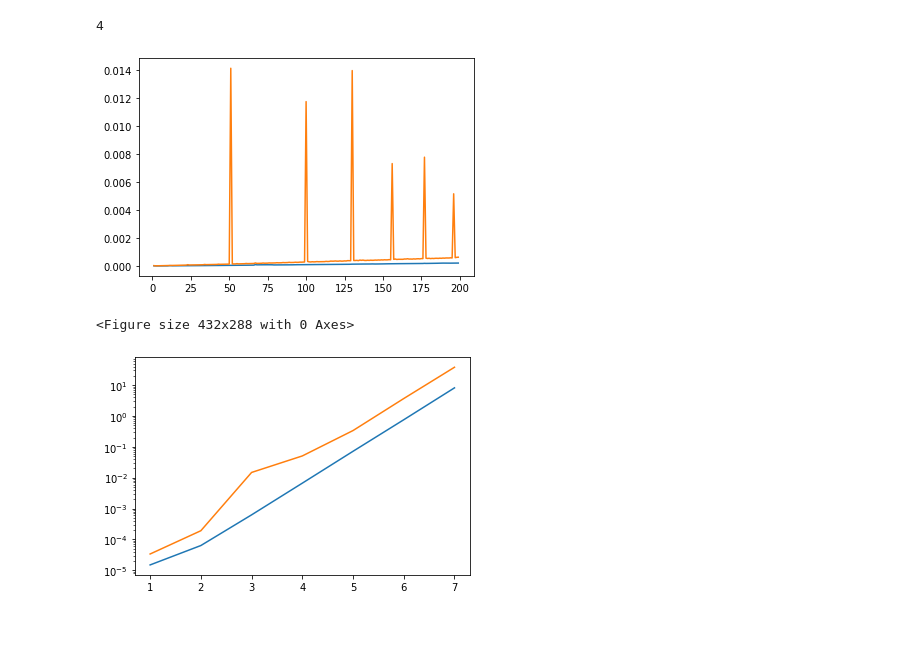
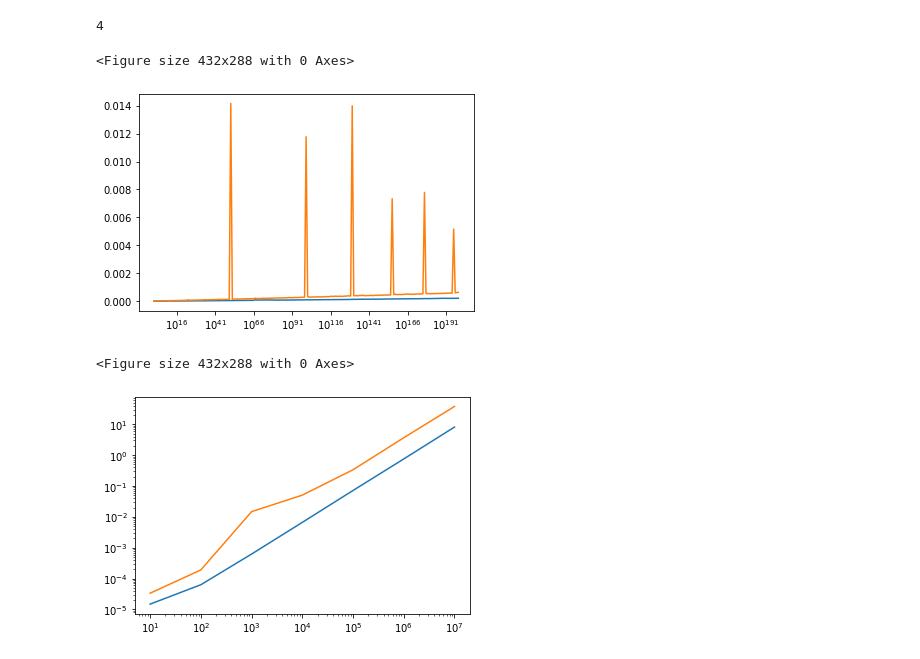
Before and after one commit to wolfram1293/Algorithm, a Jupyter notebook: test.ipynb, the cells around one changed output. Drawn from its saved outputs; the diff is of its cells as text; code cells hidden in the pictures; blank space fills up the shorter version.

```diff
--- a/test.ipynb
+++ b/test.ipynb
@@ -1088,13 +1088,16 @@ with open('test2vm.txt', mode='r') as f:
     y22 = list(map(float, f.read().split(',')))
 # %%
 import matplotlib.pyplot as plt
-x = [i for i in range(1, 200)]
+x = [10**i for i in range(1, 200)]
 plt.figure()
-plt.plot(x, y21)
-plt.plot(x, y22)
+fig, ax = plt.subplots()
+ax.set_xscale('log')
+ax.plot(x, y21)
+ax.plot(x, y22)
 plt.show()
 # %% [output]
+<Figure size 432x288 with 0 Axes>
-[figure, old version]
+[figure, new version]
 # %%
 with open('test1.txt', mode='r') as f:
     y21 = list(map(float, f.read().split(',')))
@@ -1103,13 +1106,14 @@ with open('test1vm.txt', mode='r') as f:
     y22 = list(map(float, f.read().split(',')))
 # %%
 import matplotlib.pyplot as plt
-x = [i for i in range(1, 8)]
+x = [10**i for i in range(1, 8)]
 plt.figure()
 fig, ax = plt.subplots()
+ax.set_xscale('log')
 ax.set_yscale('log')
 ax.plot(x, y21)
 ax.plot(x, y22)
 plt.show()
 # %% [output]
 <Figure size 432x288 with 0 Axes>
-[figure, old version]
+[figure, new version]
```
